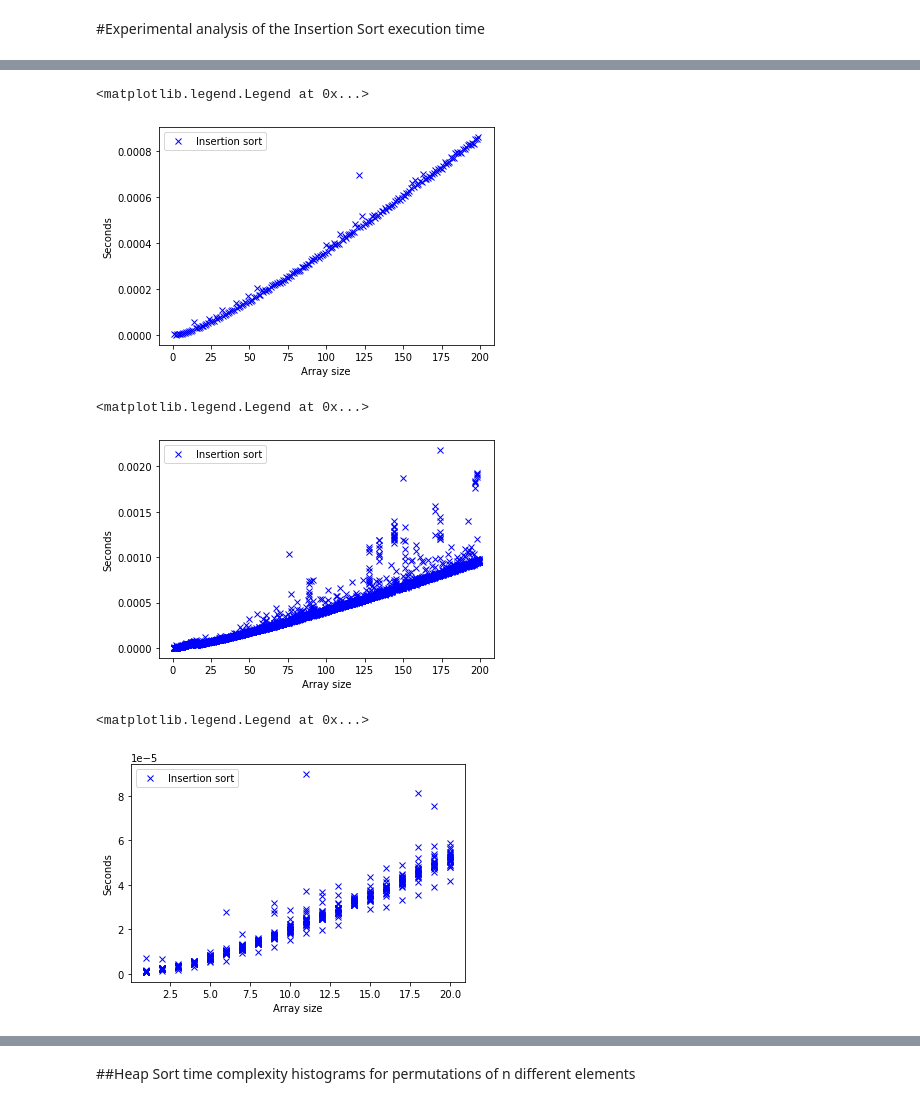
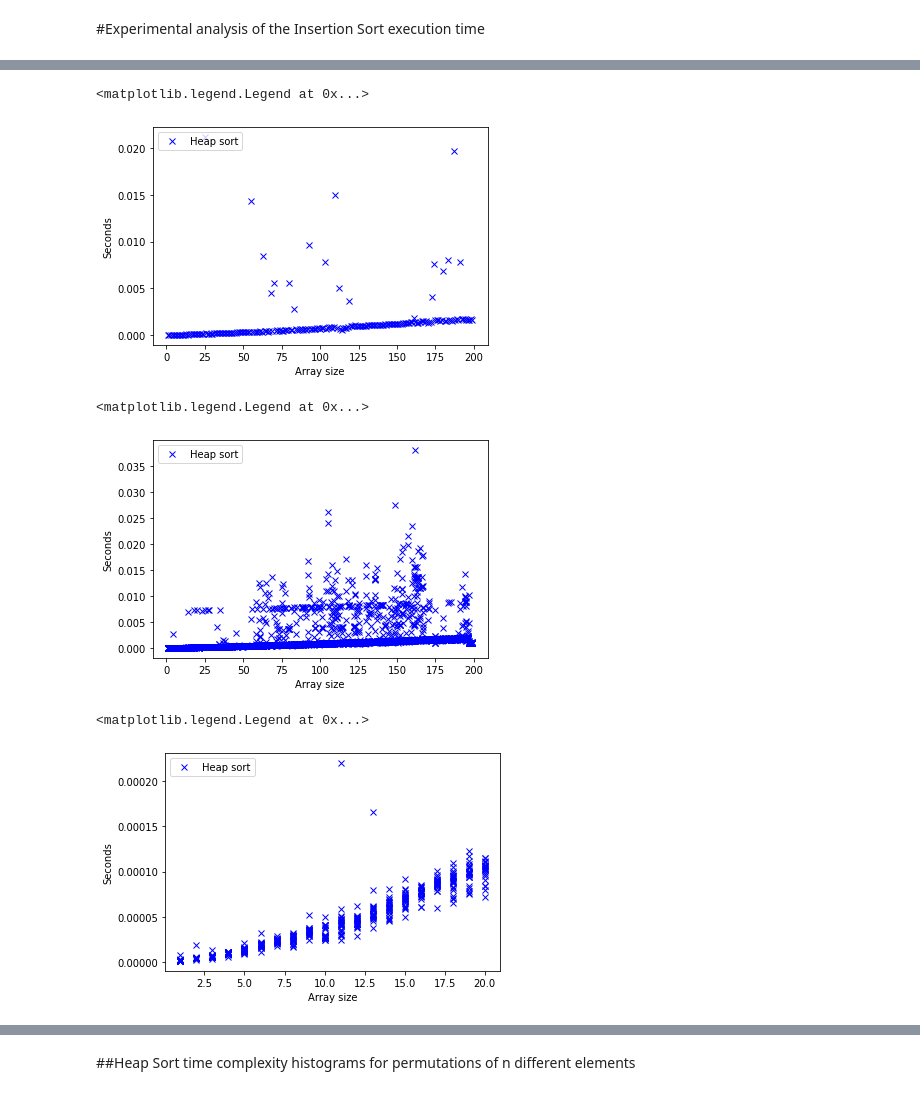
Before and after one commit to JuanCll/AlgorithmsUN2021II, a Jupyter notebook: Lab11/HeapSortDistribution.ipynb, the cells around one changed output, grey strips where cells are left out. Cells and saved outputs as stored; diff of their text form; code cells hidden in the pictures.

```diff
--- a/Lab11/HeapSortDistribution.ipynb
+++ b/Lab11/HeapSortDistribution.ipynb
@@ -77,13 +77,13 @@ for i in sizes:
     toc = time.time()
     timesum = toc - tic
     results_insertion.append(timesum)
-plt.plot(sizes, results_insertion, 'bx', label = 'Insertion sort')
+plt.plot(sizes, results_insertion, 'bx', label = 'Heap sort')
 plt.xlabel('Array size')
 plt.ylabel('Seconds')
 plt.legend(loc = 'upper left')
 # %% [output]
 <matplotlib.legend.Legend at 0x...>
-[figure, old version]
+[figure, new version]
 # %%
 import numpy as np
 import matplotlib.pyplot as plt
@@ -103,13 +103,13 @@ for i in sizes:
     timesum = toc - tic
     results_insertion.append(timesum)
     sizes_insertion.append(i)
-plt.plot(sizes_insertion, results_insertion, 'bx', label = 'Insertion sort')
+plt.plot(sizes_insertion, results_insertion, 'bx', label = 'Heap sort')
 plt.xlabel('Array size')
 plt.ylabel('Seconds')
 plt.legend(loc = 'upper left')
 # %% [output]
 <matplotlib.legend.Legend at 0x...>
-[figure, old version]
+[figure, new version]
 # %%
 import numpy as np
 import matplotlib.pyplot as plt
@@ -125,35 +125,35 @@ for i in sizes:
   tic = time.time()
   heap_sort(list1)
   toc = time.time()
   timesum = toc - tic
   results_insertion.append(timesum)
   sizes_insertion.append(i)
 
   list1 = list(range(i,1,-1))
   tic = time.time()
   heap_sort(list1)
   toc = time.time()
   timesum = toc - tic
   results_insertion.append(timesum)
   sizes_insertion.append(i)
 
   for j in range(23):
     list1 = list(range(i))
     rnd.shuffle(list1)
     tic = time.time()
     heap_sort(list1)
     toc = time.time()
     timesum = toc - tic
     results_insertion.append(timesum)
     sizes_insertion.append(i)
 
-plt.plot(sizes_insertion, results_insertion, 'bx', label = 'Insertion sort')
+plt.plot(sizes_insertion, results_insertion, 'bx', label = 'Heap sort')
 plt.xlabel('Array size')
 plt.ylabel('Seconds')
 plt.legend(loc = 'upper left')
 # %% [output]
 <matplotlib.legend.Legend at 0x...>
-[figure, old version]
+[figure, new version]
 # %%
 import numpy as np
 import matplotlib.pyplot as plt
```
Also changed, not shown: parts of 2 cells of this notebook.
